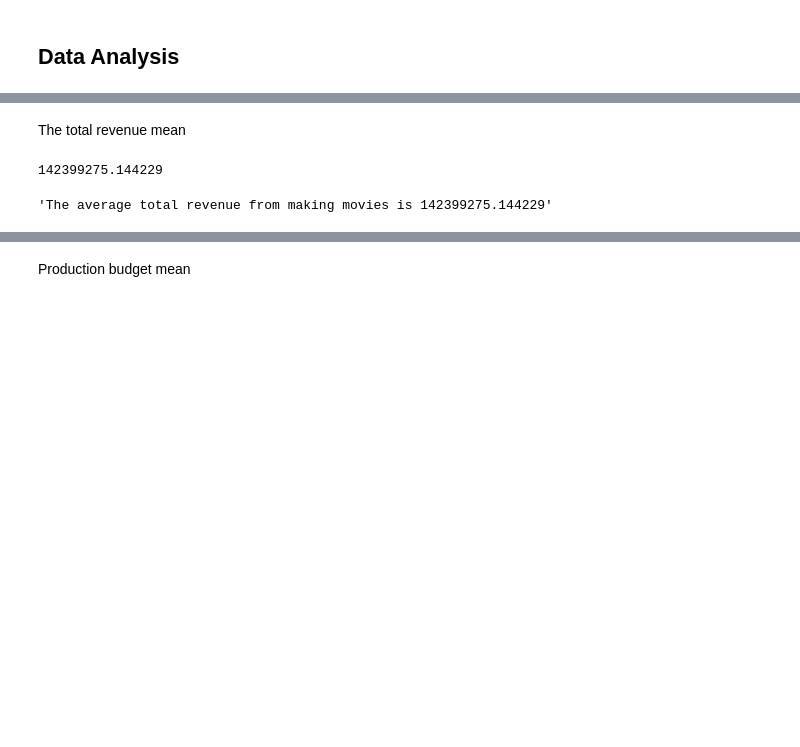
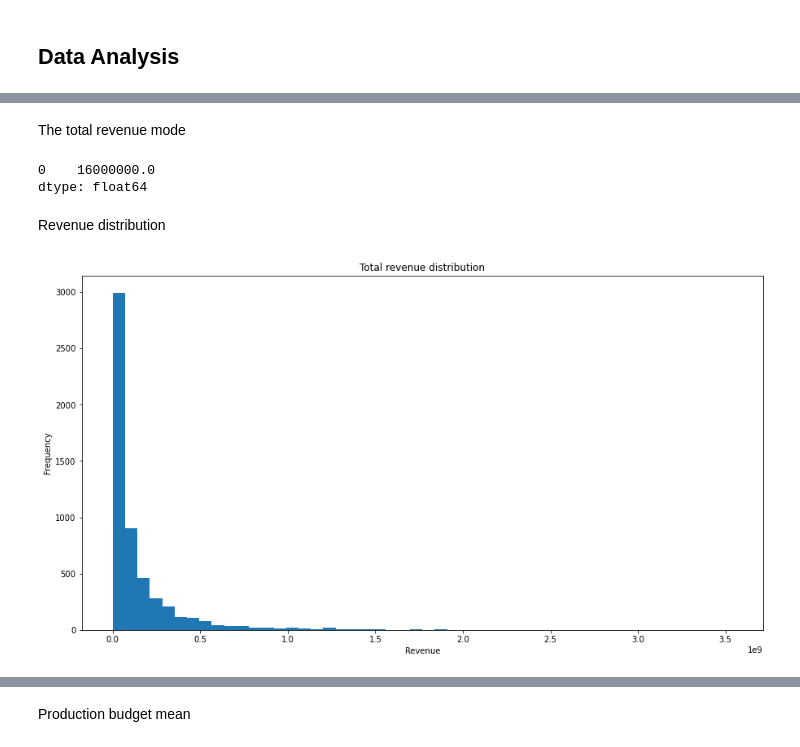
Before and after one commit to esipil/miscrosoft-project, a Jupyter notebook: index.ipynb, the cells around one changed output, grey strips where cells are left out. Cells and saved outputs as stored; diff of their text form; code cells hidden in the pictures; blank space fills up the shorter version.

```diff
--- a/index.ipynb
+++ b/index.ipynb
@@ -704,11 +698,20 @@ tn_movie_budgets_df.head()
 # %% [markdown]
-The total revenue mean
+The total revenue mode
-# %%
-total_revenue_mean = tn_movie_budgets_df["total_revenue"].mean()
-total_revenue_mean
-# %% [output]
-142399275.144229
-# %%
-f"The average total revenue from making movies is {total_revenue_mean}"
-# %% [output]
-'The average total revenue from making movies is 142399275.144229'
+# %%
+total_revenue_mode = tn_movie_budgets_df["total_revenue"].mode()
+f"The total revenue mode is {total_revenue_mode}"
+total_revenue_mode
+# %% [output]
+0    16000000.0
+dtype: float64
+# %% [markdown]
+Revenue distribution
+# %%
+fig, ax = plt.subplots(figsize=(15,8))
+ax.hist(tn_movie_budgets_df["total_revenue"], bins=50)
+ax.set_title("Total revenue distribution")
+ax.set_ylabel("Frequency")
+ax.set_xlabel("Revenue");
+# ax.set_ylim(-1000, 6000);
+# %% [output]
+[figure, added]
```
Also changed, not shown: parts of 102 cells of this notebook, 1 other file.
